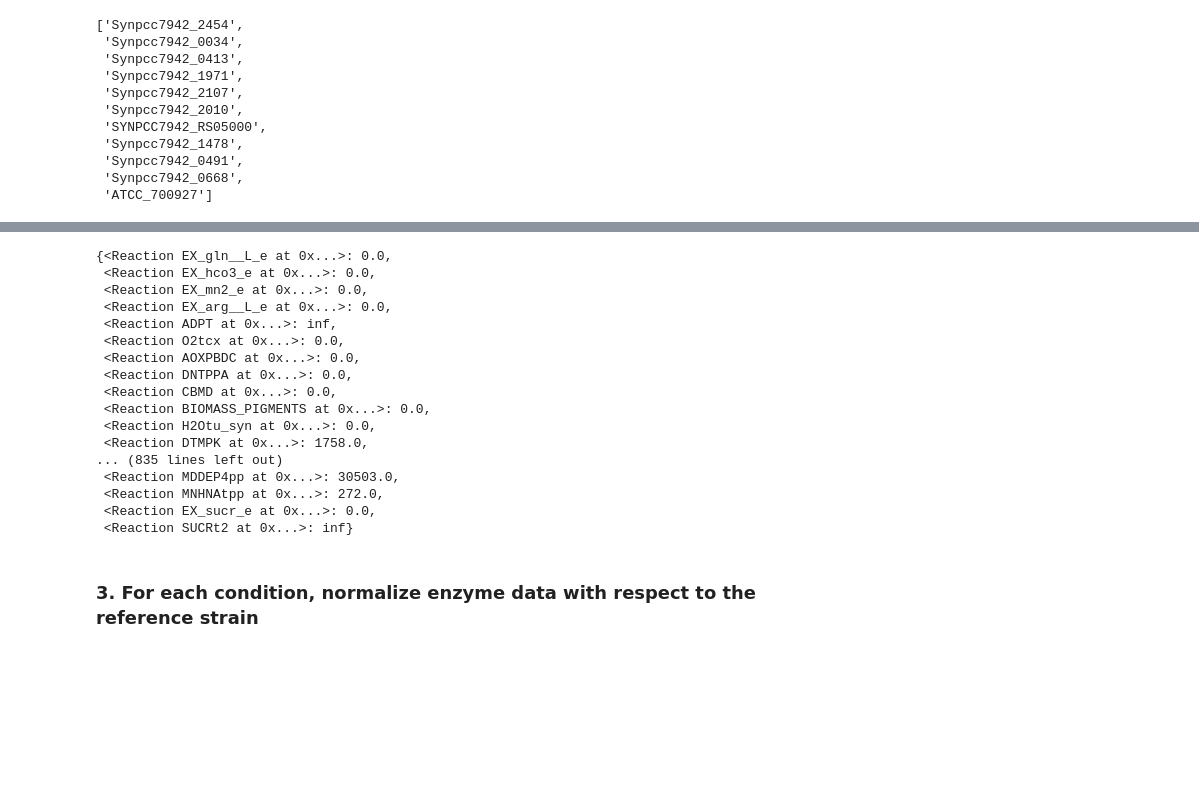
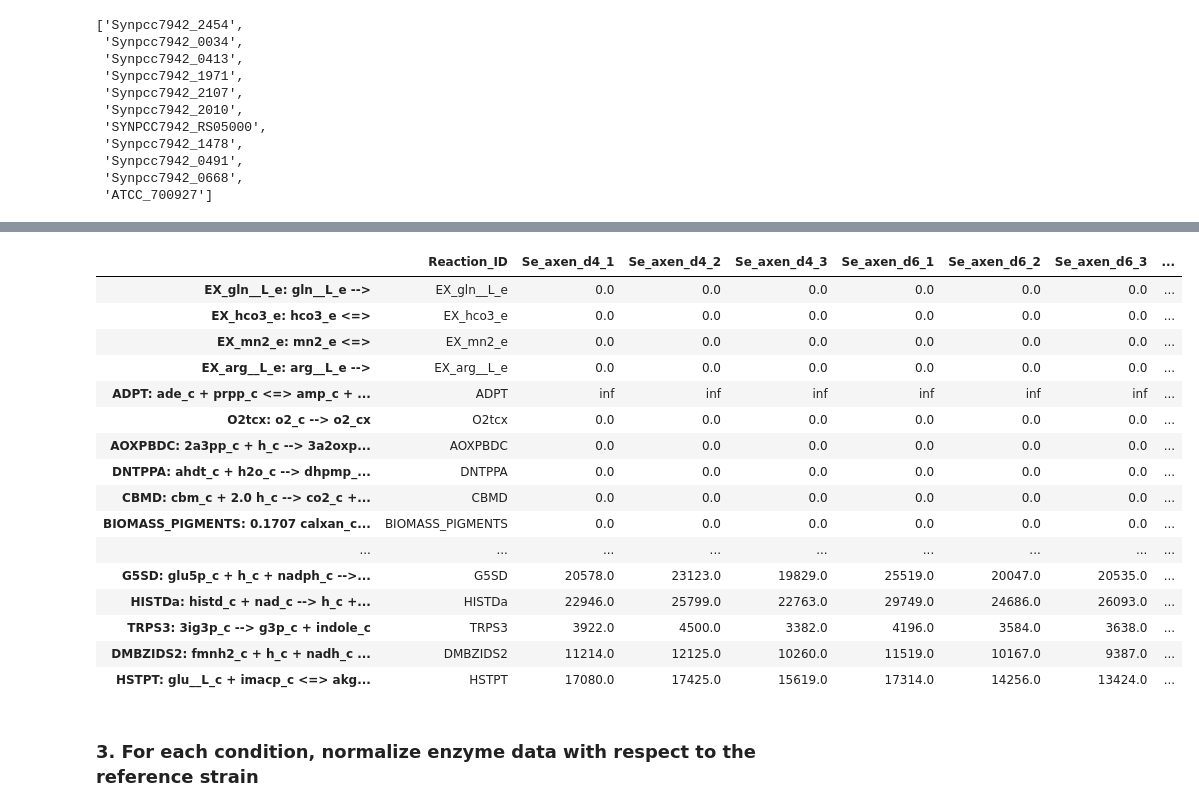
Before and after one commit to pnnl-predictive-phenomics/syn_bmca, a Jupyter notebook: data/set_bounds_with_FVA_for_Syn.ipynb, the cells around one changed output, grey strips where cells are left out. Saved outputs shown, nothing was run; the diff lists cells and outputs as text; code cells hidden in the pictures; blank space fills up the shorter version.

```diff
--- a/data/set_bounds_with_FVA_for_Syn.ipynb
+++ b/data/set_bounds_with_FVA_for_Syn.ipynb
@@ -276,24 +258,56 @@ expr_dict_keys = [kz for kz in expression_dict.keys()]
-# %%
-# Run the gene expression to enzyme activity converter
-enzymze_activity_dict = gene_expression_to_enzyme_activity(gpr_dict, expression_dict)
-enzymze_activity_dict
-# %% [output]
-{<Reaction EX_gln__L_e at 0x...>: 0.0,
- <Reaction EX_hco3_e at 0x...>: 0.0,
- <Reaction EX_mn2_e at 0x...>: 0.0,
- <Reaction EX_arg__L_e at 0x...>: 0.0,
- <Reaction ADPT at 0x...>: inf,
- <Reaction O2tcx at 0x...>: 0.0,
- <Reaction AOXPBDC at 0x...>: 0.0,
- <Reaction DNTPPA at 0x...>: 0.0,
- <Reaction CBMD at 0x...>: 0.0,
- <Reaction BIOMASS_PIGMENTS at 0x...>: 0.0,
- <Reaction H2Otu_syn at 0x...>: 0.0,
- <Reaction DTMPK at 0x...>: 1758.0,
-... (835 lines left out)
- <Reaction MDDEP4pp at 0x...>: 30503.0,
- <Reaction MNHNAtpp at 0x...>: 272.0,
- <Reaction EX_sucr_e at 0x...>: 0.0,
- <Reaction SUCRt2 at 0x...>: inf}
+# %%
+# Convert transciptomics data to enzyme activity
+
+# TODO: make this a function
+# def convert_transcriptomics_to_enzyme_activity(gpr: dict[Reaction, list[list[Gene]]], expression: dict[Gene, float]) -> dict[Reaction, float]:
+#     """Convert transcriptomics data to enzyme activity
+#     inputs:
+#         gpr: dictionary of reactions (keys) to list of list of genes (values) for the correpsonding gene reaction rule
+#         expression: dictionary of gene names (keys) to values from [likely] observed transcriptomics data
+#     outputs:
+#         enzyme_activity: dictionary of reactions (keys) to corresponding isozyme activity from observed data (value)
+#     """
+
+# Initialize empty dataframe
+enzymze_activity_df = pd.DataFrame()
+
+# Loop through each strain to convert each column of transcriptomics data
+for this_strain in transcriptomics_df.columns:
+    # Create dict of genes and corresponding float values using trancsciptomics data
+    expression_dict = {g: transcriptomics_df.loc[g][this_strain] for g in transcriptomics_df.index}
+    expr_dict_keys = [kz for kz in expression_dict.keys()]
+
+    # Run the gene expression to enzyme activity converter for this_strain
+    enzymze_activity_dict = gene_expression_to_enzyme_activity(gpr_dict, expression_dict)
+
+    # Initialize empty dataframe
+    if this_strain == transcriptomics_df.columns[0]:
+        # Use enzymze_activity_dict keys as the index
+        enzymze_activity_df = enzymze_activity_df.reindex(enzymze_activity_dict.keys())
+        # Add reaction ID column
+        enzymze_activity_df['Reaction_ID'] = [k.id for k in enzymze_activity_dict.keys()]
+
+    # Add enzymze_activity to dataframe
+    enzymze_activity_df[this_strain] = enzymze_activity_dict
+
+enzymze_activity_df.iloc[0:25]
+# %% [output]
+|  | Reaction_ID | Se_axen_d4_1 | Se_axen_d4_2 | Se_axen_d4_3 | Se_axen_d6_1 | Se_axen_d6_2 | Se_axen_d6_3 | ... |
+| EX_gln__L_e: gln__L_e --> | EX_gln__L_e | 0.0 | 0.0 | 0.0 | 0.0 | 0.0 | 0.0 | ... |
+| EX_hco3_e: hco3_e <=> | EX_hco3_e | 0.0 | 0.0 | 0.0 | 0.0 | 0.0 | 0.0 | ... |
+| EX_mn2_e: mn2_e <=> | EX_mn2_e | 0.0 | 0.0 | 0.0 | 0.0 | 0.0 | 0.0 | ... |
+| EX_arg__L_e: arg__L_e --> | EX_arg__L_e | 0.0 | 0.0 | 0.0 | 0.0 | 0.0 | 0.0 | ... |
+| ADPT: ade_c + prpp_c <=> amp_c + ... | ADPT | inf | inf | inf | inf | inf | inf | ... |
+| O2tcx: o2_c --> o2_cx | O2tcx | 0.0 | 0.0 | 0.0 | 0.0 | 0.0 | 0.0 | ... |
+| AOXPBDC: 2a3pp_c + h_c --> 3a2oxp... | AOXPBDC | 0.0 | 0.0 | 0.0 | 0.0 | 0.0 | 0.0 | ... |
+| DNTPPA: ahdt_c + h2o_c --> dhpmp_... | DNTPPA | 0.0 | 0.0 | 0.0 | 0.0 | 0.0 | 0.0 | ... |
+| CBMD: cbm_c + 2.0 h_c --> co2_c +... | CBMD | 0.0 | 0.0 | 0.0 | 0.0 | 0.0 | 0.0 | ... |
+| BIOMASS_PIGMENTS: 0.1707 calxan_c... | BIOMASS_PIGMENTS | 0.0 | 0.0 | 0.0 | 0.0 | 0.0 | 0.0 | ... |
+| ... | ... | ... | ... | ... | ... | ... | ... | ... |
+| G5SD: glu5p_c + h_c + nadph_c -->... | G5SD | 20578.0 | 23123.0 | 19829.0 | 25519.0 | 20047.0 | 20535.0 | ... |
+| HISTDa: histd_c + nad_c --> h_c +... | HISTDa | 22946.0 | 25799.0 | 22763.0 | 29749.0 | 24686.0 | 26093.0 | ... |
+| TRPS3: 3ig3p_c --> g3p_c + indole_c | TRPS3 | 3922.0 | 4500.0 | 3382.0 | 4196.0 | 3584.0 | 3638.0 | ... |
+| DMBZIDS2: fmnh2_c + h_c + nadh_c ... | DMBZIDS2 | 11214.0 | 12125.0 | 10260.0 | 11519.0 | 10167.0 | 9387.0 | ... |
+| HSTPT: glu__L_c + imacp_c <=> akg... | HSTPT | 17080.0 | 17425.0 | 15619.0 | 17314.0 | 14256.0 | 13424.0 | ... |
 # %% [markdown]
  ### 3. For each condition, normalize enzyme data with respect to the reference strain
```
Also changed, not shown: parts of 10 cells of this notebook.
